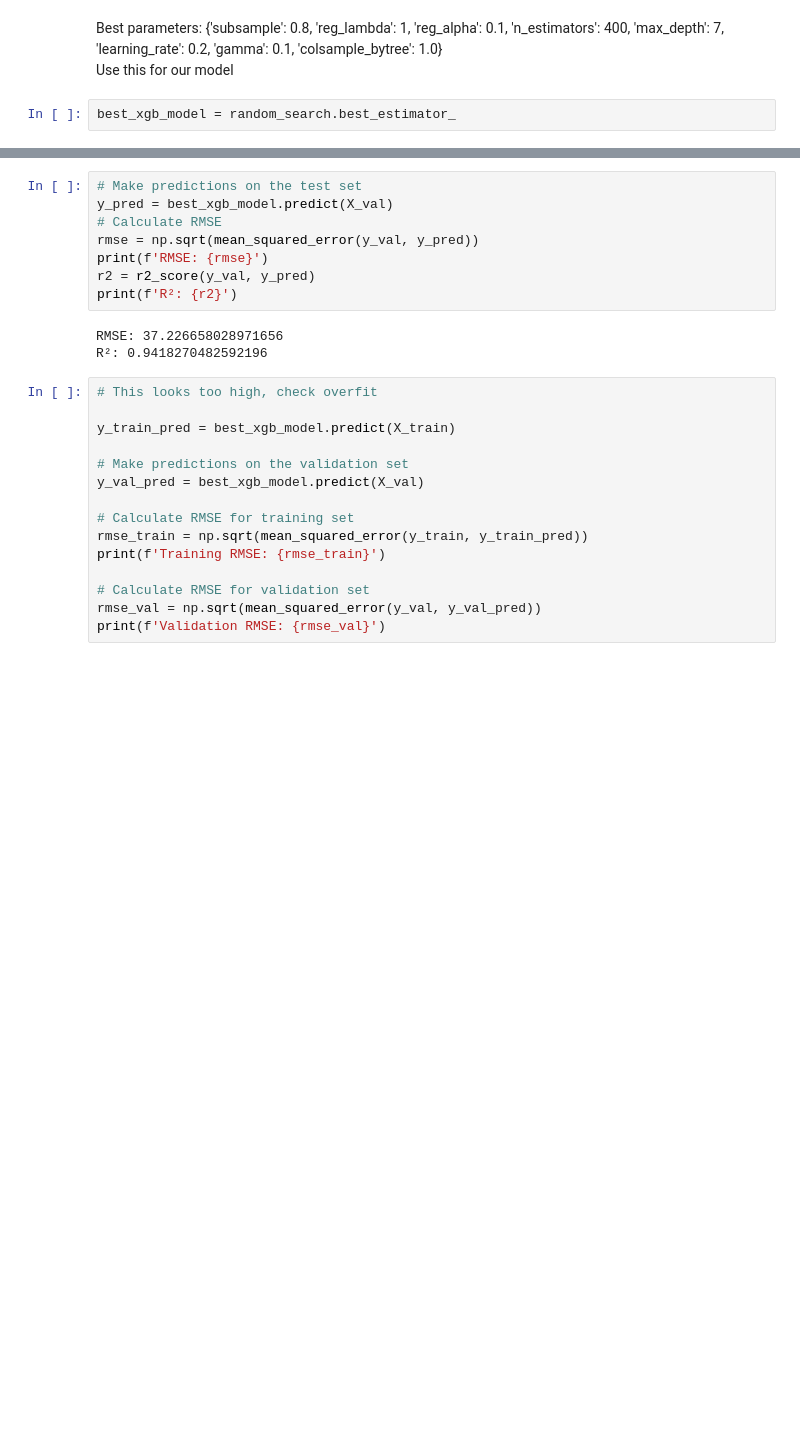
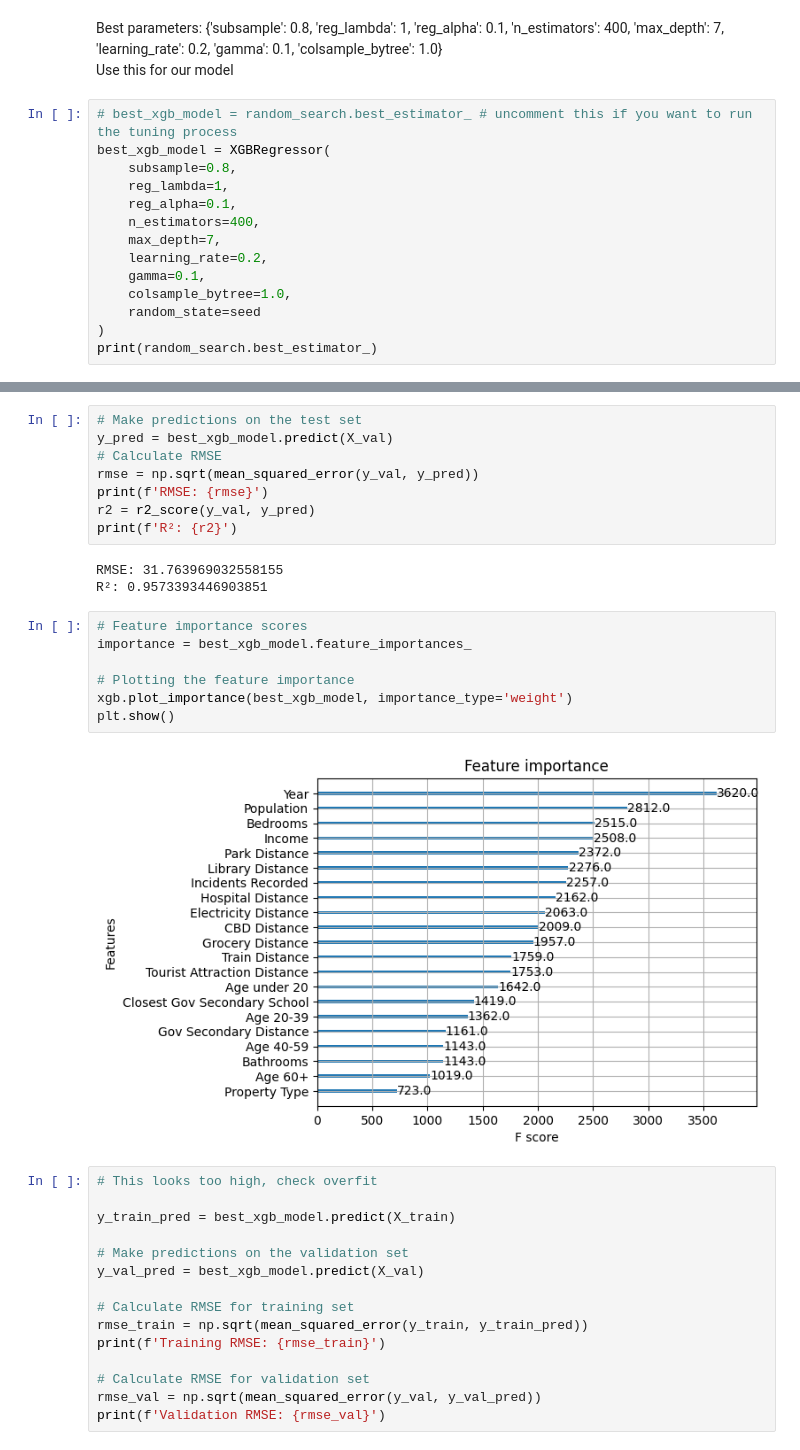
Before and after one commit to MAST30034-AppliedDataScience/project-2-group-real-estate-industry-project-1, a Jupyter notebook: models/6_prediction_model/3_XGBoost.ipynb, the cells around one changed output, grey strips where cells are left out. Saved outputs shown, nothing was run; the diff lists cells and outputs as text; blank space fills up the shorter version.

```diff
--- a/models/6_prediction_model/3_XGBoost.ipynb
+++ b/models/6_prediction_model/3_XGBoost.ipynb
@@ -139,4 +148,16 @@ Best parameters: {'subsample': 0.8, 'reg_lambda': 1, 'reg_alpha': 0.1, 'n_estima
 Best parameters: {'subsample': 0.8, 'reg_lambda': 1, 'reg_alpha': 0.1, 'n_estimators': 400, 'max_depth': 7, 'learning_rate': 0.2, 'gamma': 0.1, 'colsample_bytree': 1.0} \
 Use this for our model
 # %%
-best_xgb_model = random_search.best_estimator_
+# best_xgb_model = random_search.best_estimator_ # uncomment this if you want to run the tuning process
+best_xgb_model = XGBRegressor(
+    subsample=0.8,
+    reg_lambda=1,
+    reg_alpha=0.1,
+    n_estimators=400,
+    max_depth=7,
+    learning_rate=0.2,
+    gamma=0.1,
+    colsample_bytree=1.0,
+    random_state=seed
+)
+print(random_search.best_estimator_)
@@ -149,8 +182,17 @@ print(f'RMSE: {rmse}')
 r2 = r2_score(y_val, y_pred)
 print(f'R²: {r2}')
 # %% [output]
-RMSE: 37.226658028971656
-R²: 0.9418270482592196
+RMSE: 31.763969032558155
+R²: 0.9573393446903851
+# %%
+# Feature importance scores
+importance = best_xgb_model.feature_importances_
+
+# Plotting the feature importance
+xgb.plot_importance(best_xgb_model, importance_type='weight')
+plt.show()
+# %% [output]
+[figure, added]
 # %%
 # This looks too high, check overfit
 
```
Also changed, not shown: parts of 5 cells of this notebook, 1 other file.
